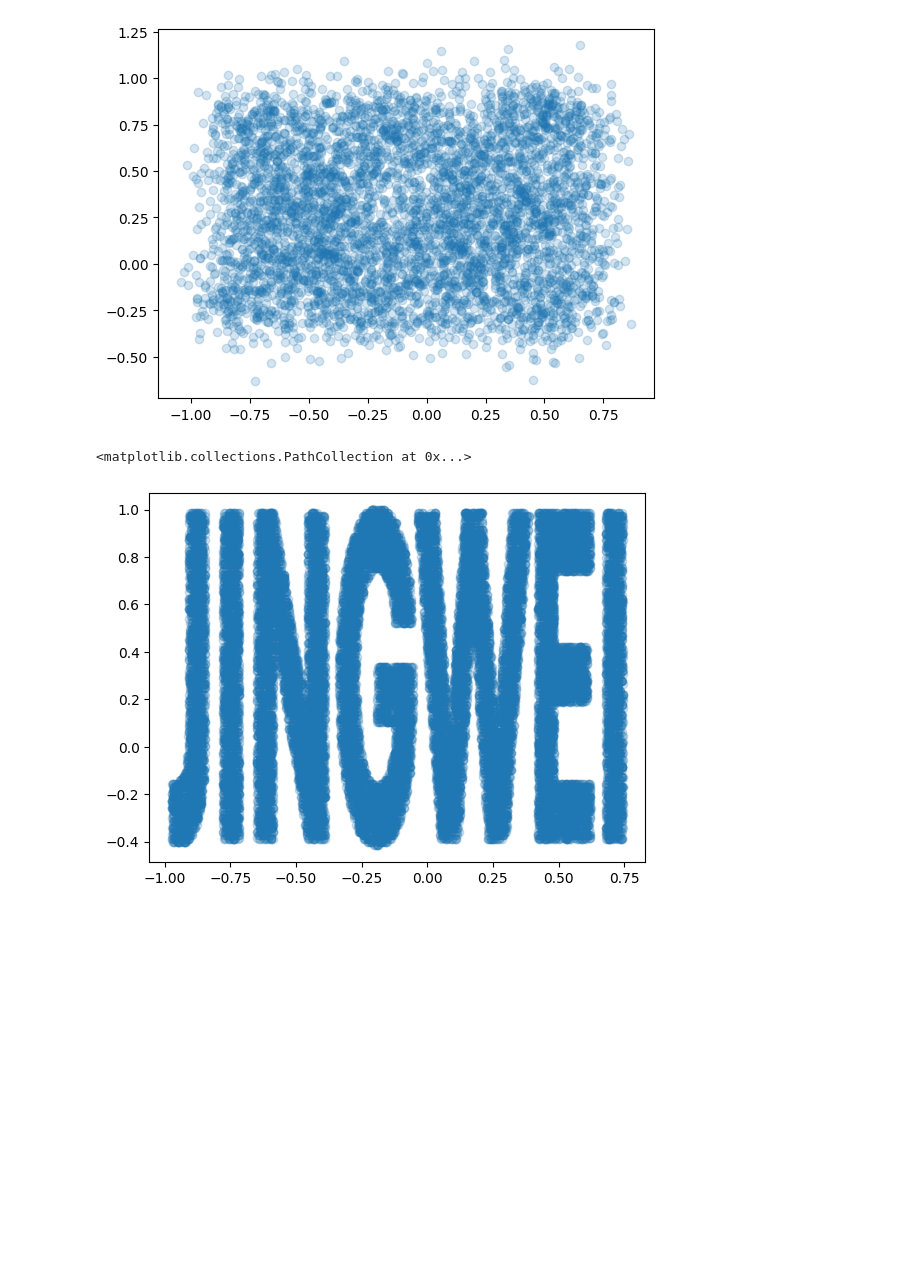
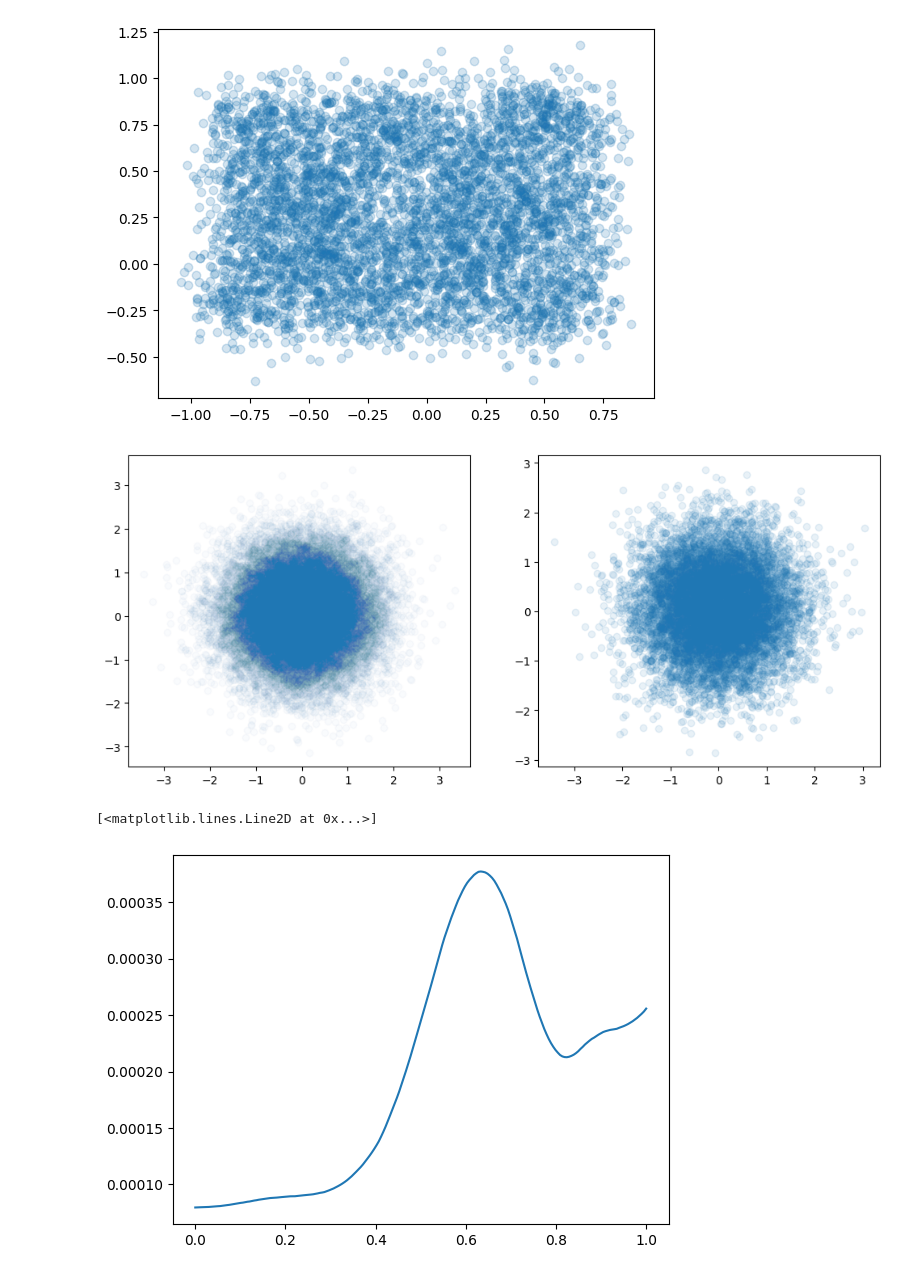
Before and after one commit to AHsu98/StoKAAsticInterpolants, a Jupyter notebook: NameExample.ipynb, the cells around one changed output. Saved outputs shown, nothing was run; the diff lists cells and outputs as text; code cells hidden in the pictures; blank space fills up the shorter version.

```diff
--- a/NameExample.ipynb
+++ b/NameExample.ipynb
@@ -306,9 +306,16 @@ plt.scatter(dist_points[:,0],dist_points[:,1],alpha = 0.1)
 <matplotlib.collections.PathCollection at 0x...>
 [figure]
 # %%
-tpoint = 0.99
+tpoint = 0.3
 dist_points = I(tpoint*jnp.ones((num_samps,1)),x,y)
-plt.scatter(dist_points[:,0],dist_points[:,1],alpha = 0.1)
+plt.figure(figsize=(12,5))
+plt.subplot(1,2,1)
+plt.scatter(dist_points[:,0],dist_points[:,1],alpha = 0.01)
+plt.subplot(1,2,2)
+plt.scatter(sol.evaluate(tpoint)[:,0],sol.evaluate(tpoint)[:,1],alpha =0.1)
+plt.show()
+plt.plot(mmd_time_points,MMD_vals)
 # %% [output]
+[figure, new version]
-<matplotlib.collections.PathCollection at 0x...>
+[<matplotlib.lines.Line2D at 0x...>]
-[figure, old version]
+[figure, added]
```
Also changed, not shown: parts of 12 cells of this notebook, 1 other file.
